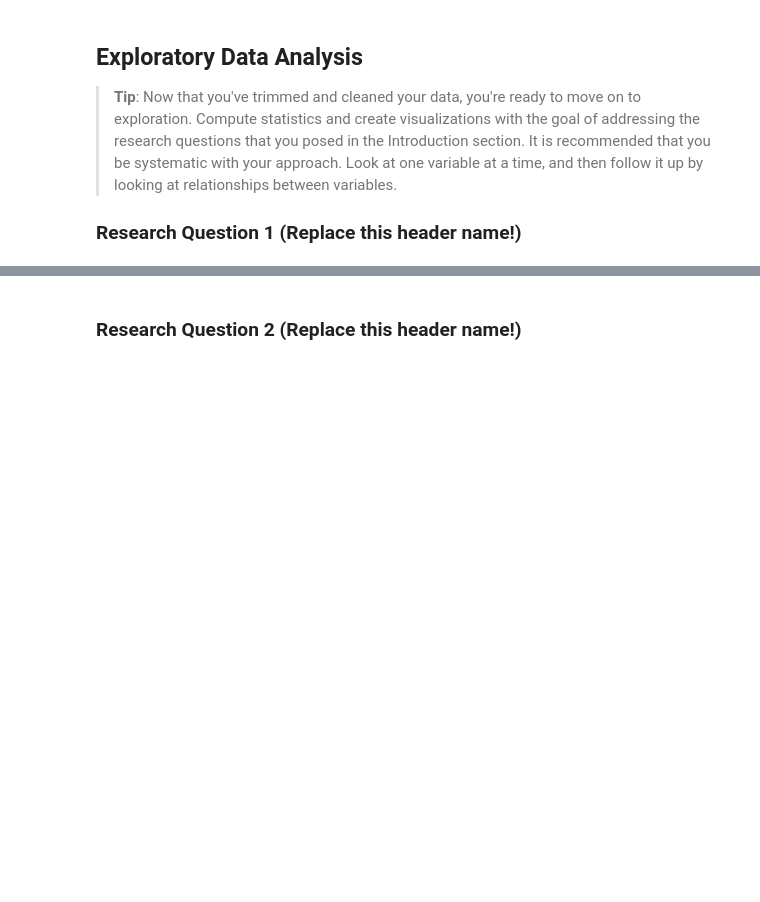
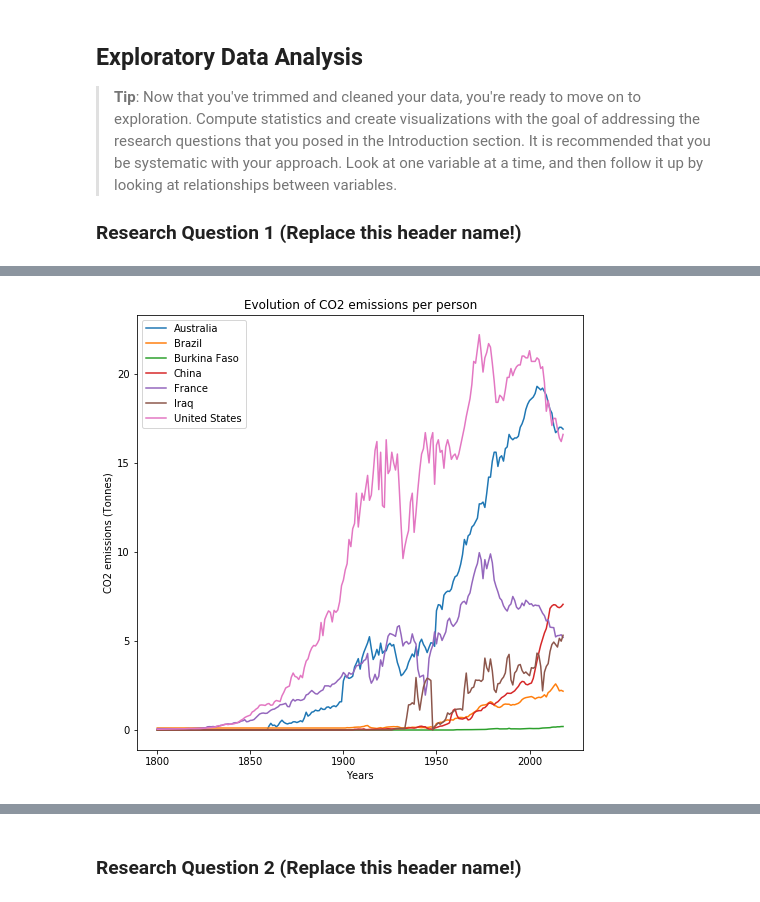
Before and after one commit to Simonmaignan/udacity-data-analysis, a Jupyter notebook: project-investigate-gapminder-dataset/investigate-a-dataset-gapminder.ipynb, the cells around one changed output, grey strips where cells are left out. Saved outputs shown, nothing was run; the diff lists cells and outputs as text; code cells hidden in the pictures; blank space fills up the shorter version.

```diff
--- a/project-investigate-gapminder-dataset/investigate-a-dataset-gapminder.ipynb
+++ b/project-investigate-gapminder-dataset/investigate-a-dataset-gapminder.ipynb
@@ -189,0 +209,11 @@ None
+# %%
+fig = plt.figure(figsize=(8, 8))
+
+for country in countries_to_plot:
+    plt.plot(df_co2.columns, df_co2.loc[country], label=country);
+plt.legend();
+plt.title("Evolution of CO2 emissions per person");
+plt.xlabel("Years");
+plt.ylabel("CO2 emissions (Tonnes)");
+# %% [output]
+[figure, added]
```
Also changed, not shown: parts of 19 cells of this notebook.
